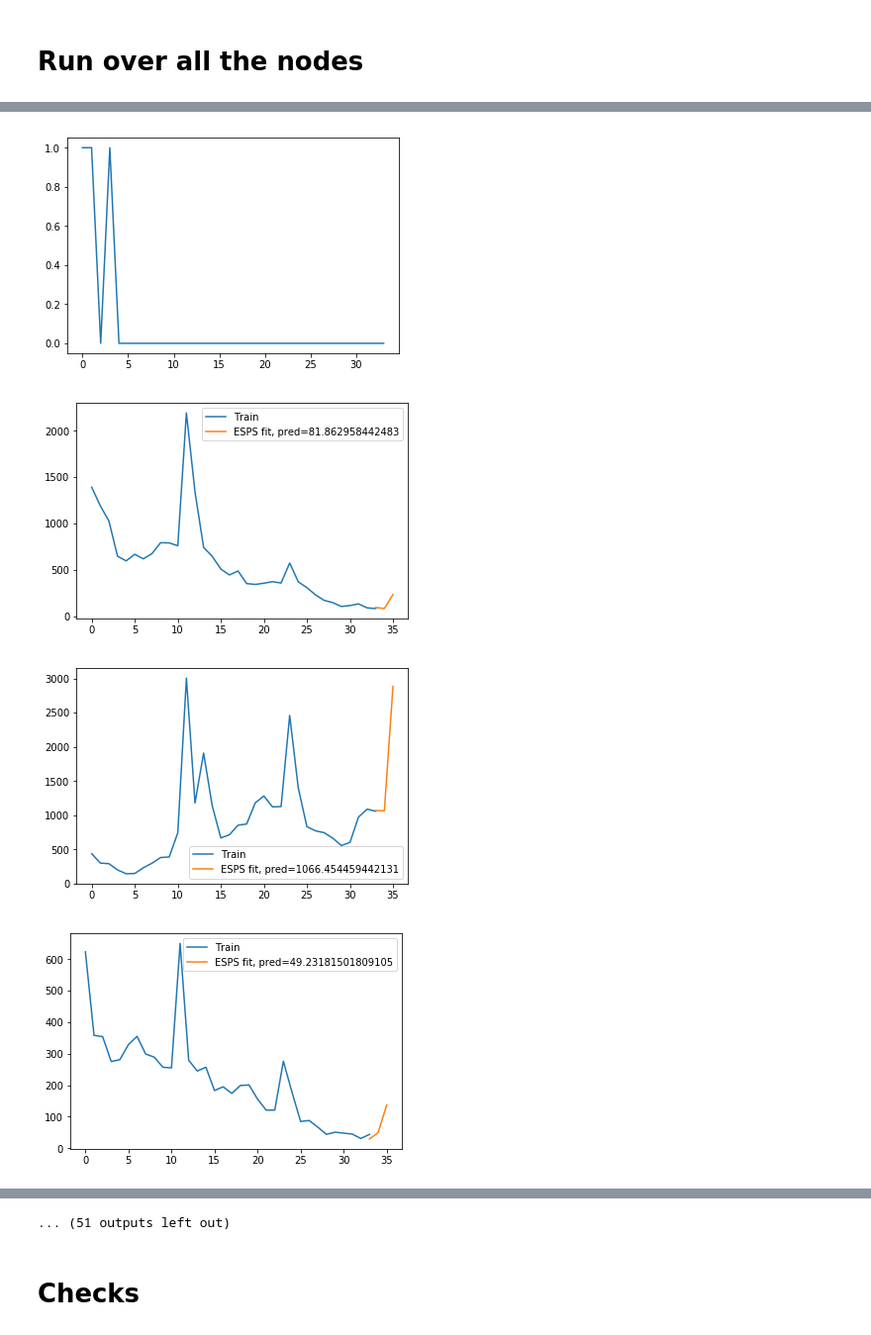
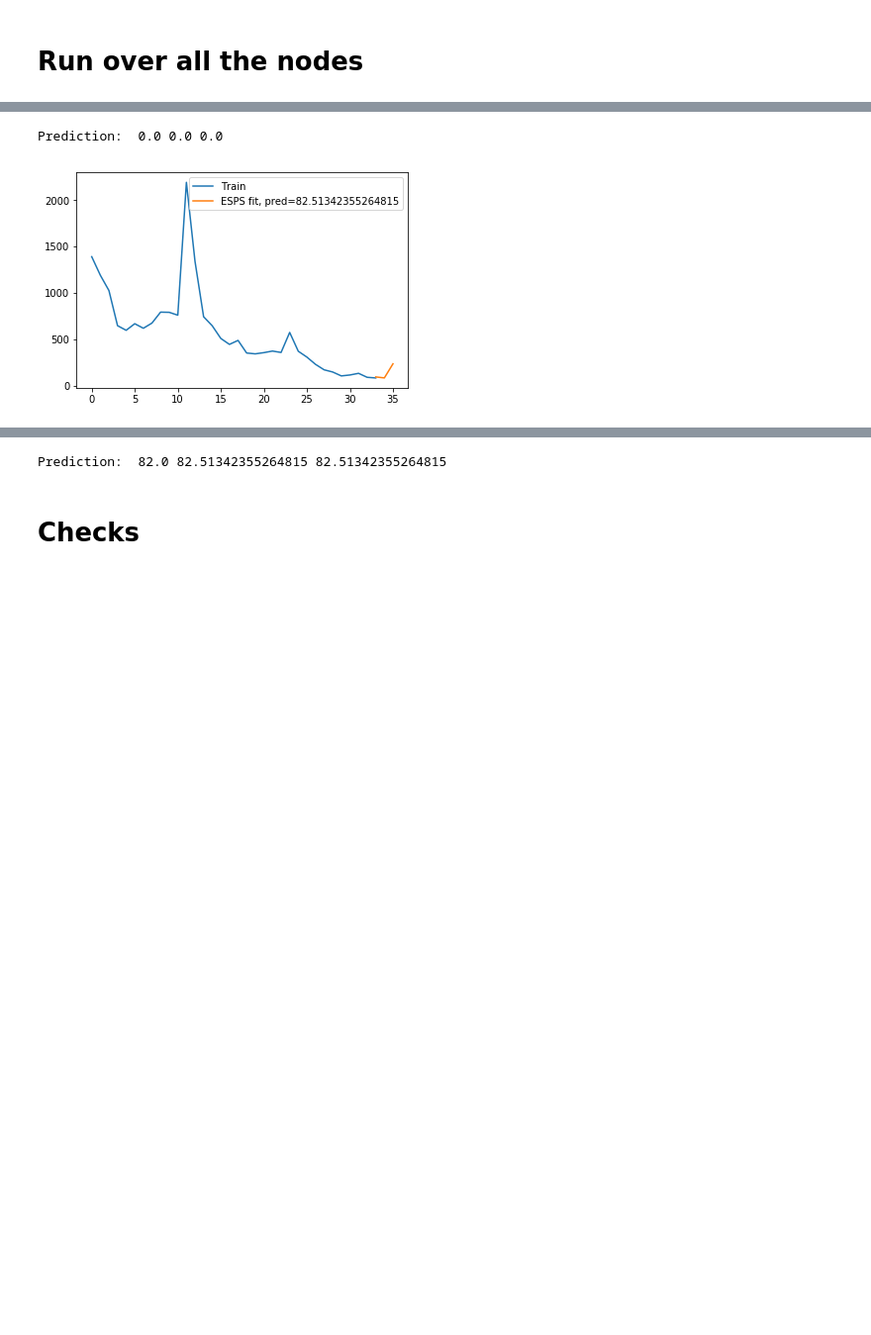
Before and after one commit to data-science-if-usp/kaggle, a Jupyter notebook: boris/Future_Sales_Notebooks/Category_HoltWintersMethod.ipynb, the cells around one changed output, grey strips where cells are left out. Shown: that part at 99% size. Cells and saved outputs as stored; diff of their text form; code cells hidden in the pictures; blank space fills up the shorter version.

Commit message:
Seasonal plus Naive

```diff
--- a/boris/Future_Sales_Notebooks/Category_HoltWintersMethod.ipynb
+++ b/boris/Future_Sales_Notebooks/Category_HoltWintersMethod.ipynb
@@ -616,13 +638,23 @@ for node in tqdm_notebook(range(len(test_join_cat_sort_by_item_category))):
         it_cat_ts = sales_time_series_catId(test_extd_cate_id,sales_join_cat)
 
         #previous month prediction
-        #next_month_prediction_cat = it_cat_ts['node_tot_cnt'][it_cat_ts.values.shape[0]-1]
+        pred_naive = it_cat_ts['node_tot_cnt'][it_cat_ts.values.shape[0]-1]
 
         #last two november averages model
         #next_month_prediction_cat = last_two_equal_months_average(it_cat_ts,34)
         #next_month_prediction_cat = linear_regression_two_months(it_cat_ts, 34)
 
-        next_month_prediction_cat = Exponential_Smoothing_Plus_Seasonal_Prediction(it_cat_ts,34)
+        next_month_prediction_cat = pred_naive
+        pred_holt = pred_naive
+
+        if (pred_naive > 0):
+            pred_holt = Exponential_Smoothing_Plus_Seasonal_Prediction(it_cat_ts,34)
+            sigma = abs((pred_naive - pred_holt)/math.sqrt(pred_naive))
+
+            if (sigma < 3):
+                next_month_prediction_cat = pred_holt
+
+        print('Prediction: ', pred_naive, pred_holt, next_month_prediction_cat)
 
         #printing time series and prediction
 
@@ -660,37 +692,35 @@ for node in tqdm_notebook(range(len(test_join_cat_sort_by_item_category))):
 
     if (((node % 10 == 0) and (node < 100)) or (node % 1000 == 0)):
         end_time=time.time()
 
         #status_output = "forecasting for "+ str(node) +"th node and took" + str(end_time-start_time) + "s"
 
-        status_file = open('status_file_pred_by_cat_IV.txt','a')
+        status_file = open('status_file_pred_by_cat_VI.txt','a')
 
         status_file.write("Node "+ str(node) +" took " + str(end_time-start_time) + " s with ")
-        status_file.write("LSTM Prediction: "+ str(next_month_prediction_cat) + " x " + str(shop_item_prob) + " = "+  str(node_lstm_prediction) + "\n")
+        status_file.write("Prediction: "+ str(next_month_prediction_cat) + " x " + str(shop_item_prob) + " = "+  str(node_lstm_prediction) + "\n")
 
         status_file.close()
 
         #print()
         start_time=end_time
 
 
 #check df
 dfchecks = pd.DataFrame({"ID":list_of_nodes,"shop_item_cnt_month":list_of_node_predictions,
                          "category_cnt_month":list_of_cat_predictions,
                          "shop_prob":list_of_shop_prob,
                          "req_prods":list_of_req_prods, },
                           columns=["ID","shop_item_cnt_month","category_cnt_month","shop_prob","req_prods"])
 
 #submission file
 dfsubmission = pd.DataFrame({"ID":list_of_nodes,"item_cnt_month":list_of_node_predictions},
                             columns=["ID","item_cnt_month"])
 
 dfsubmission =dfsubmission.sort_values('ID')
 
-dfsubmission.to_csv('submission_file_by_CategoryId_times_Prob_IV.csv',index=False)
+dfsubmission.to_csv('submission_file_by_CategoryId_times_Prob_VI.csv',index=False)
 # %% [output]
 [interactive output not drawn]
+Prediction:  0.0 0.0 0.0
-[figure, old version]
+[figure, new version]
-[figure, removed]
-[figure, removed]
-[figure, removed]
@@ -704,4 +727,4 @@ dfsubmission.to_csv('submission_file_by_CategoryId_times_Prob_IV.csv',index=Fals
-... (51 outputs left out)
+Prediction:  82.0 82.51342355264815 82.51342355264815
 # %% [markdown]
 # Checks
 # %%
```
Also changed, not shown: parts of 8 cells of this notebook, 3 other files.
